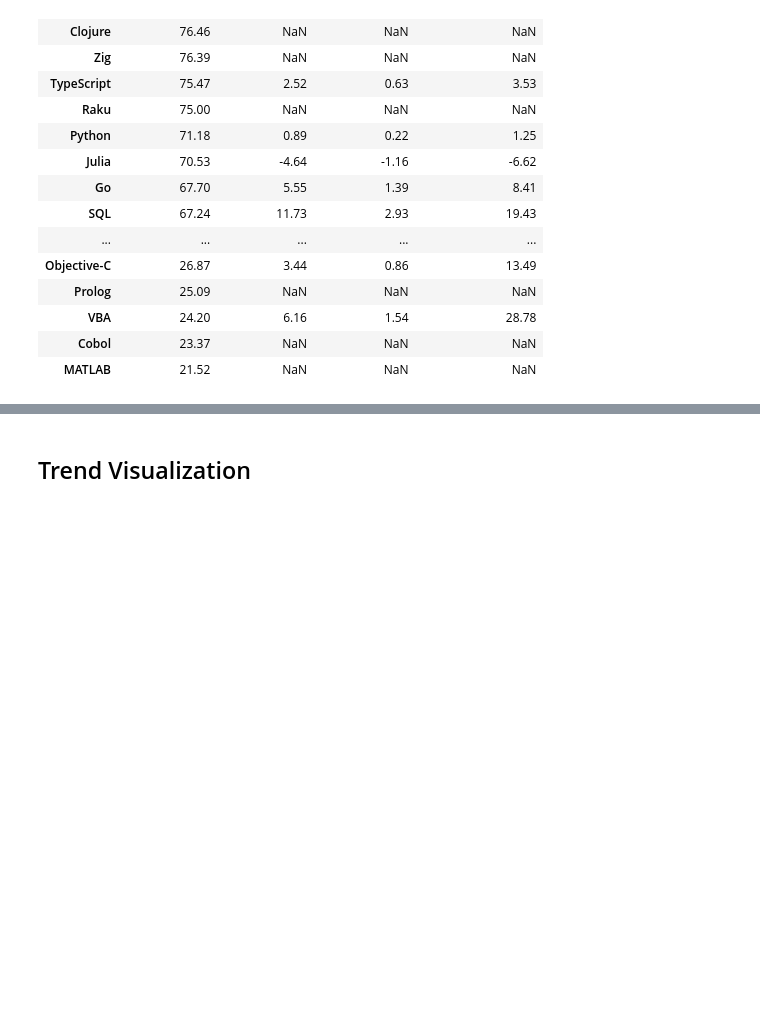
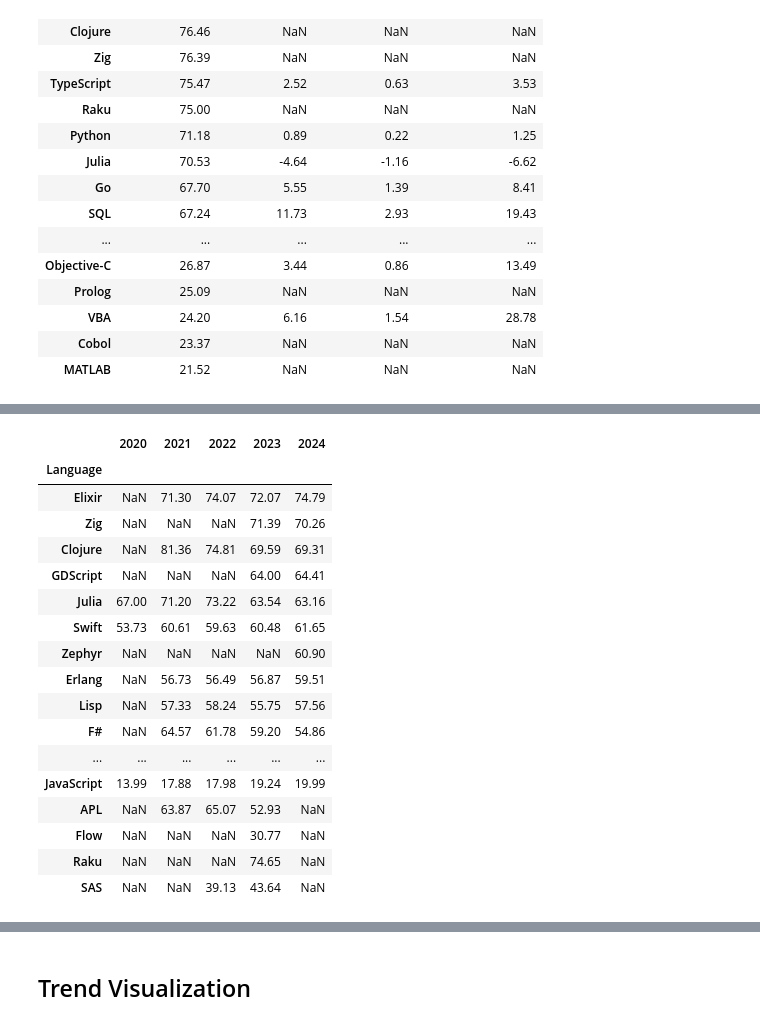
Before and after one commit to devinlin89/SO-language-trends-2020-2024, a Jupyter notebook: notebooks/analysis.ipynb, the cells around one changed output, grey strips where cells are left out. Cells and saved outputs as stored; diff of their text form; code cells hidden in the pictures; blank space fills up the shorter version.

Commit message:
Added admired-desired distance metric

```diff
--- a/notebooks/analysis.ipynb
+++ b/notebooks/analysis.ipynb
@@ -431,0 +446,27 @@ display(
+# %%
+distance_trends_df = admired_trends_df.set_index("Language")[YEARS] - desired_trends_df.set_index("Language")[YEARS]
+# %%
+display(
+    distance_trends_df
+    .sort_values(by=YEARS[-1], ascending=False)
+    .round(2)
+)
+# %% [output]
+|  | 2020 | 2021 | 2022 | 2023 | 2024 |
+| Language |  |  |  |  |  |
+| Elixir | NaN | 71.30 | 74.07 | 72.07 | 74.79 |
+| Zig | NaN | NaN | NaN | 71.39 | 70.26 |
+| Clojure | NaN | 81.36 | 74.81 | 69.59 | 69.31 |
+| GDScript | NaN | NaN | NaN | 64.00 | 64.41 |
+| Julia | 67.00 | 71.20 | 73.22 | 63.54 | 63.16 |
+| Swift | 53.73 | 60.61 | 59.63 | 60.48 | 61.65 |
+| Zephyr | NaN | NaN | NaN | NaN | 60.90 |
+| Erlang | NaN | 56.73 | 56.49 | 56.87 | 59.51 |
+| Lisp | NaN | 57.33 | 58.24 | 55.75 | 57.56 |
+| F# | NaN | 64.57 | 61.78 | 59.20 | 54.86 |
+| ... | ... | ... | ... | ... | ... |
+| JavaScript | 13.99 | 17.88 | 17.98 | 19.24 | 19.99 |
+| APL | NaN | 63.87 | 65.07 | 52.93 | NaN |
+| Flow | NaN | NaN | NaN | 30.77 | NaN |
+| Raku | NaN | NaN | NaN | 74.65 | NaN |
+| SAS | NaN | NaN | 39.13 | 43.64 | NaN |
```
Also changed, not shown: parts of 6 cells of this notebook.
